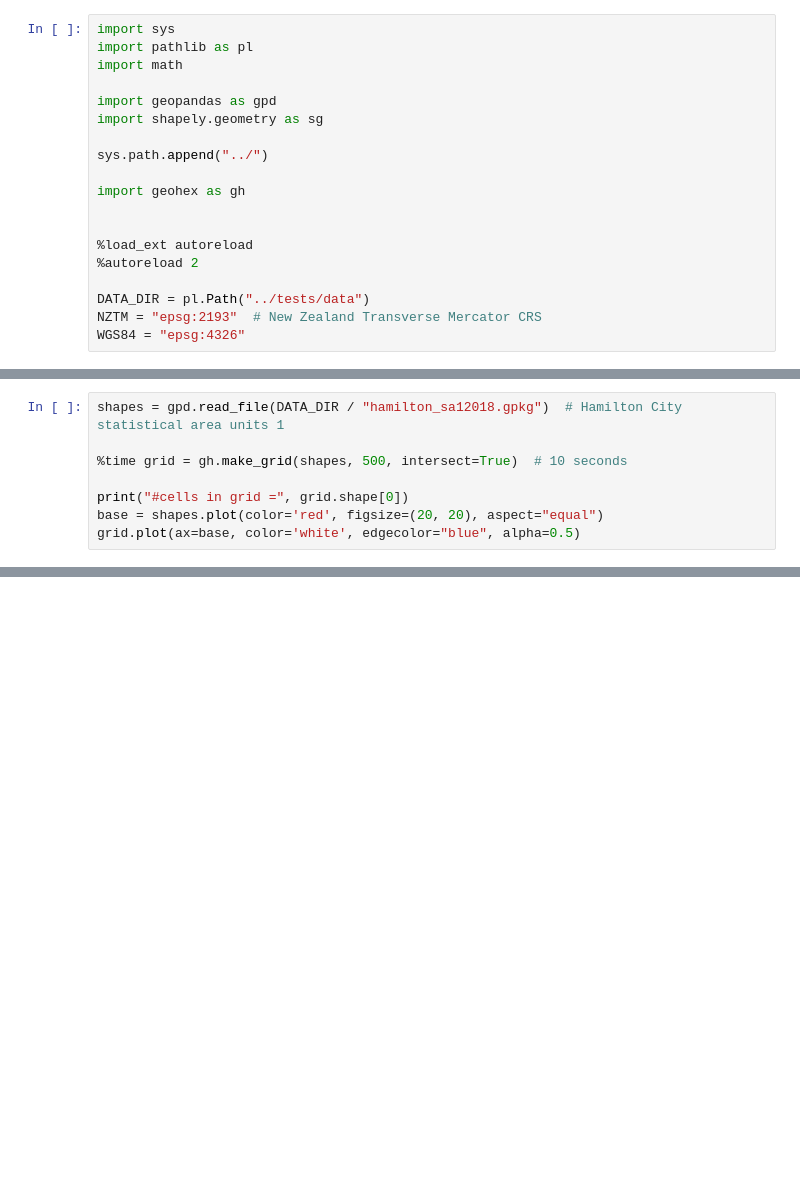
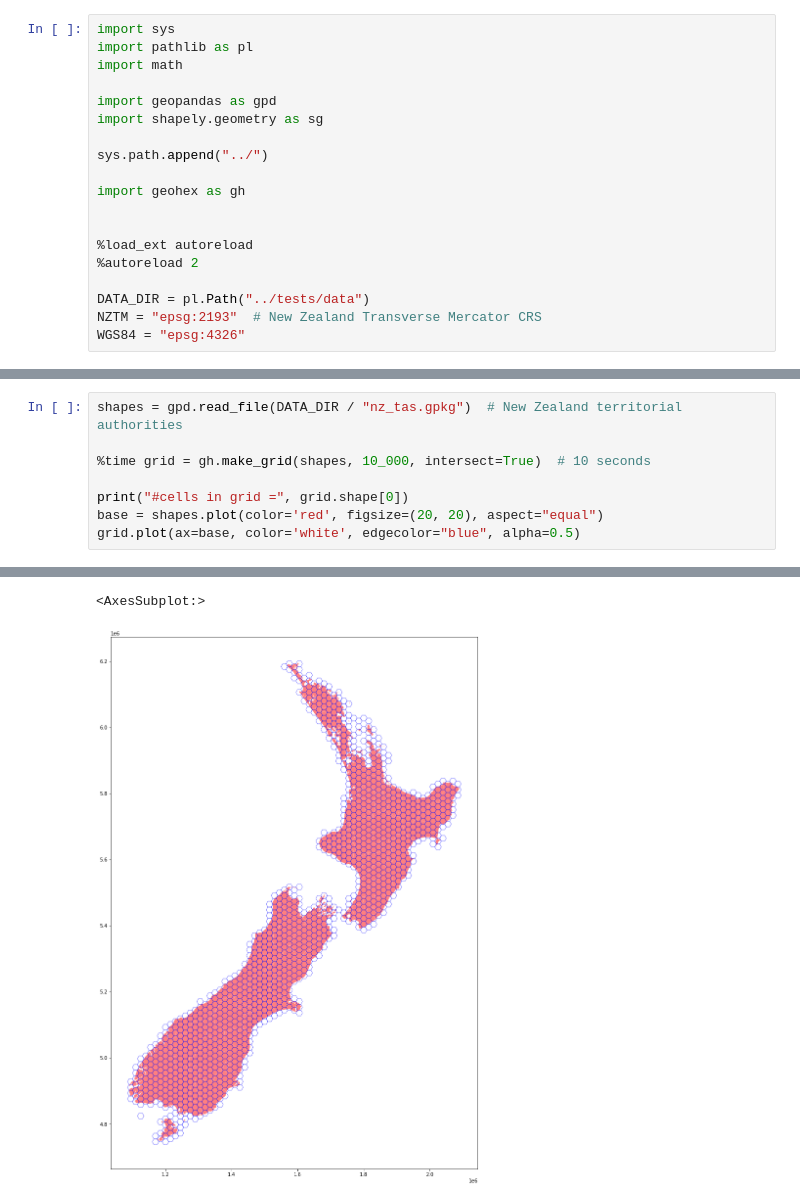
Before and after one commit to mrcagney/geohexgrid, a Jupyter notebook: notebooks/examples.ipynb, the cells around one changed output, grey strips where cells are left out. Cells and saved outputs as stored; diff of their text form; blank space fills up the shorter version.

Commit message:
Updated test data

```diff
--- a/notebooks/examples.ipynb
+++ b/notebooks/examples.ipynb
@@ -54,8 +66,9 @@ grid2.plot(ax=base, color='white', edgecolor="blue", alpha=0.5)
 # %%
-shapes = gpd.read_file(DATA_DIR / "hamilton_sa12018.gpkg")  # Hamilton City statistical area units 1
+shapes = gpd.read_file(DATA_DIR / "nz_tas.gpkg")  # New Zealand territorial authorities
 
-%time grid = gh.make_grid(shapes, 500, intersect=True)  # 10 seconds
+%time grid = gh.make_grid(shapes, 10_000, intersect=True)  # 10 seconds
 
 print("#cells in grid =", grid.shape[0])
 base = shapes.plot(color='red', figsize=(20, 20), aspect="equal")
 grid.plot(ax=base, color='white', edgecolor="blue", alpha=0.5)
+# %% [output]
@@ -61,0 +78,2 @@ grid.plot(ax=base, color='white', edgecolor="blue", alpha=0.5)
+<AxesSubplot:>
+[figure, added]
```
Also changed, not shown: parts of 4 cells of this notebook, 7 other files.
